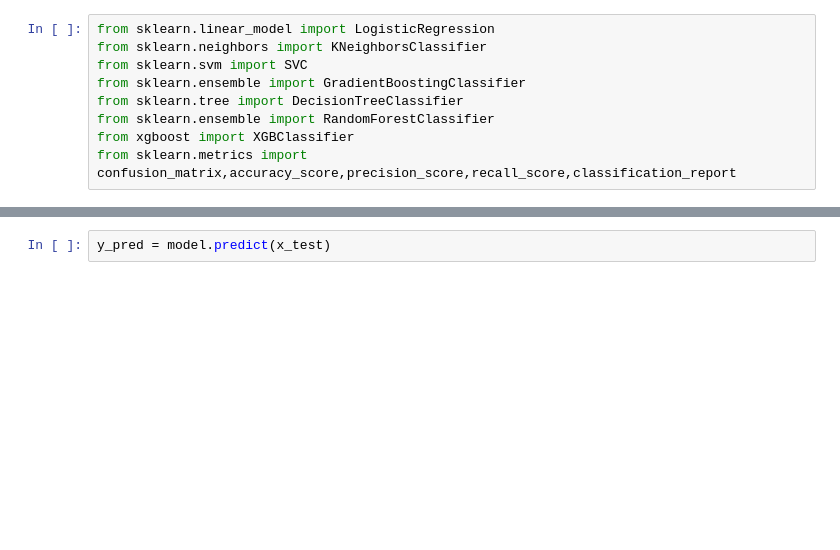
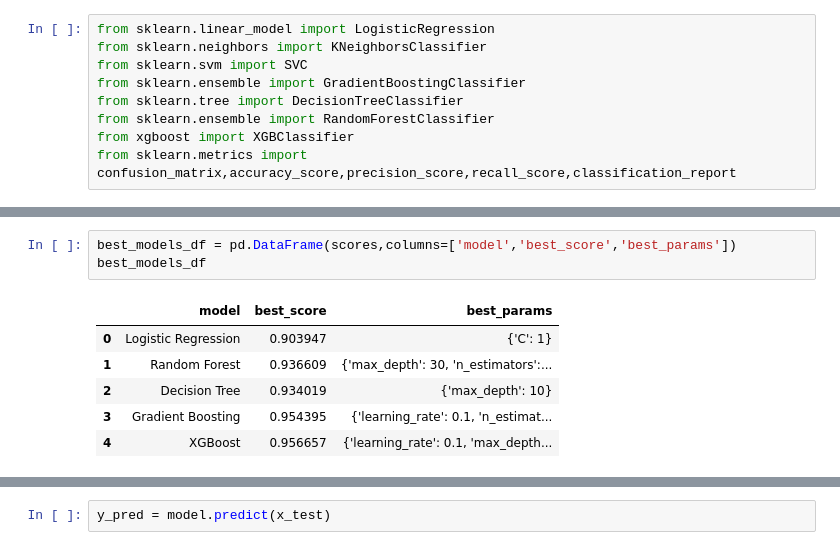
Before and after one commit to baafbass/Casptone_Project_For_SDG, a Jupyter notebook: Terrorism_attack.ipynb, the cells around one changed output, grey strips where cells are left out. Cells and saved outputs as stored; diff of their text form; blank space fills up the shorter version.

```diff
--- a/Terrorism_attack.ipynb
+++ b/Terrorism_attack.ipynb
@@ -794,0 +840,10 @@ Testing Confusion Matrix:
+# %%
+best_models_df = pd.DataFrame(scores,columns=['model','best_score','best_params'])
+best_models_df
+# %% [output]
+|  | model | best_score | best_params |
+| 0 | Logistic Regression | 0.903947 | {'C': 1} |
+| 1 | Random Forest | 0.936609 | {'max_depth': 30, 'n_estimators':... |
+| 2 | Decision Tree | 0.934019 | {'max_depth': 10} |
+| 3 | Gradient Boosting | 0.954395 | {'learning_rate': 0.1, 'n_estimat... |
+| 4 | XGBoost | 0.956657 | {'learning_rate': 0.1, 'max_depth... |
```
Also changed, not shown: parts of 23 cells of this notebook, 1 other file.
